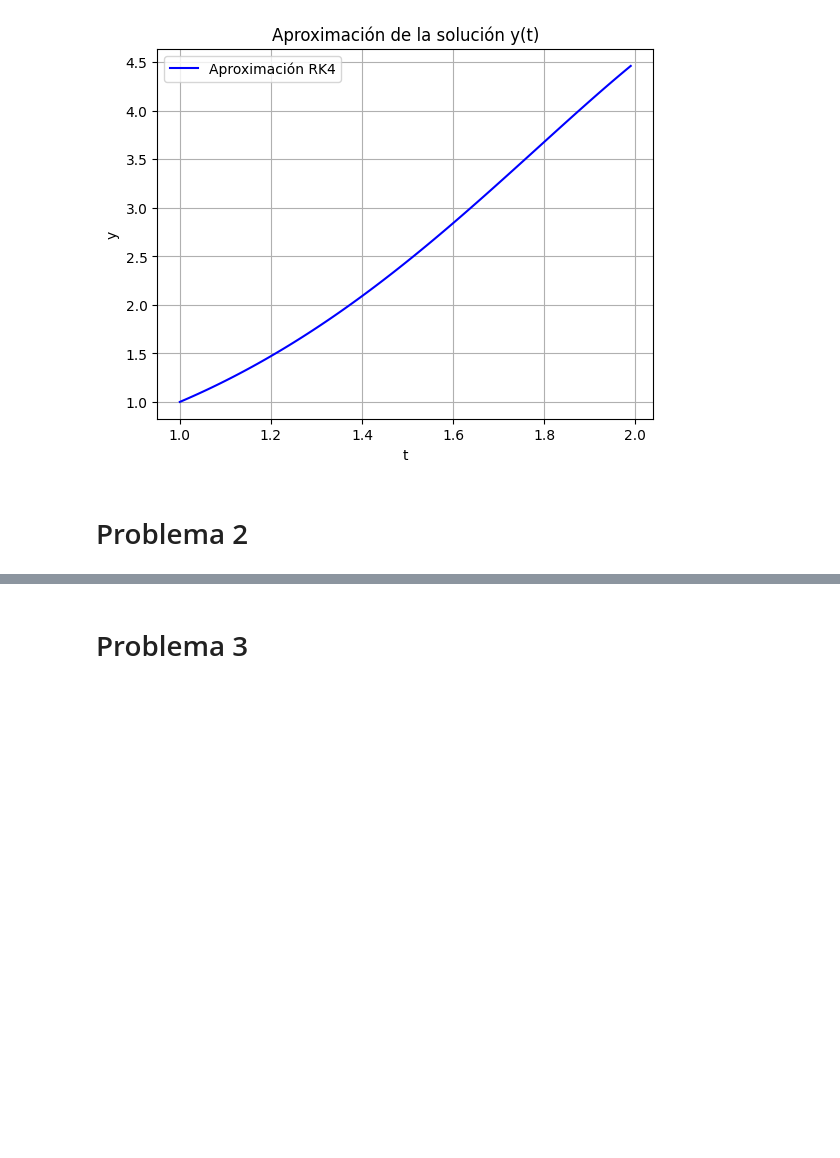
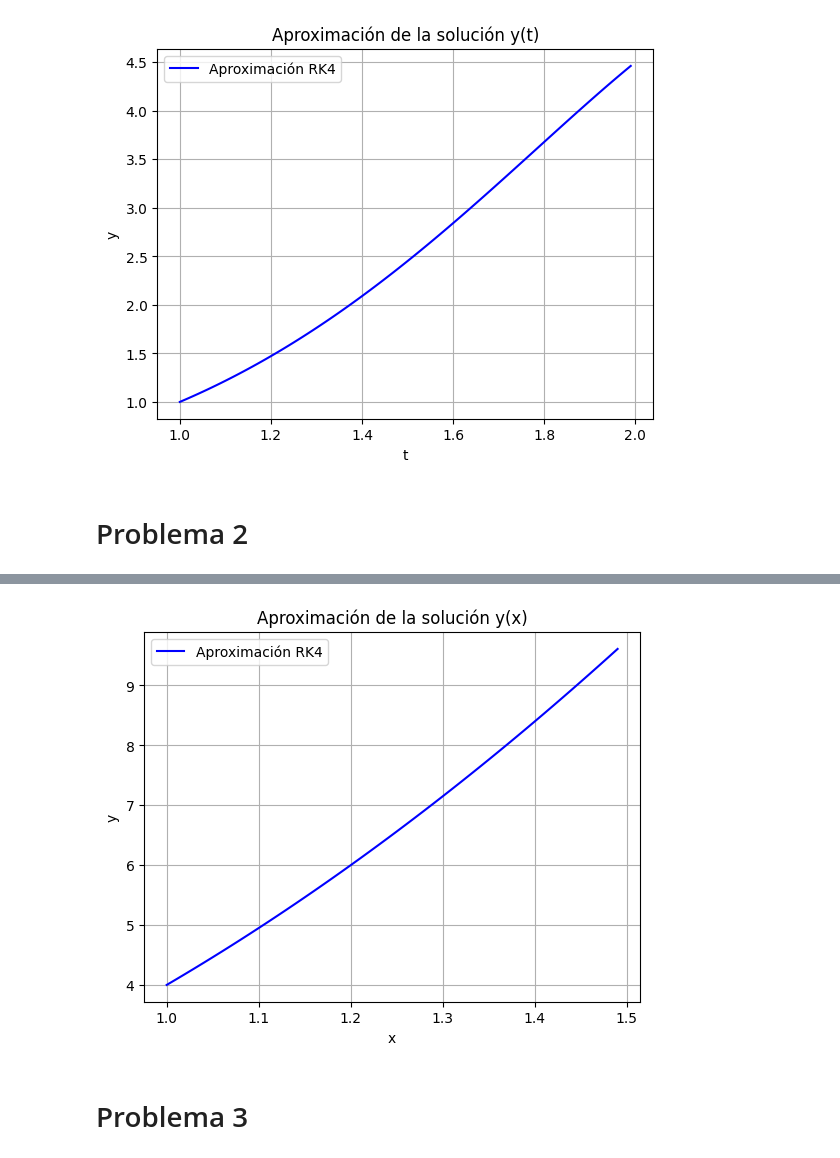
Before and after one commit to ErikFantomex/Metodos-numericos, a Jupyter notebook: Metodosnumericos_final.ipynb, the cells around one changed output, grey strips where cells are left out. Saved outputs shown, nothing was run; the diff lists cells and outputs as text; code cells hidden in the pictures; blank space fills up the shorter version.

```diff
--- a/Metodosnumericos_final.ipynb
+++ b/Metodosnumericos_final.ipynb
@@ -121,3 +171,65 @@ plt.show()
+# %%
+import numpy as np
+import matplotlib.pyplot as plt
+
+# Definir la ecuación diferencial de primer orden
+def f(x, y):
+    y0, y1 = y
+    return [y1, (2 * x * y1 - 2 * y0) / (x**2)]
+
+# Método de RK4
+def rk4_method(h, x0, xf, y0_inicial, y1_inicial):
+    x_values = []
+    y0_values = []
+
+    x = x0
+    y0 = y0_inicial
+    y1 = y1_inicial
+
+    while x <= xf:
+        x_values.append(x)
+        y0_values.append(y0)
+
+        k1 = h * f(x, [y0, y1])[0]
+        l1 = h * f(x, [y0, y1])[1]
+
+        k2 = h * f(x + h/2, [y0 + k1/2, y1 + l1/2])[0]
+        l2 = h * f(x + h/2, [y0 + k1/2, y1 + l1/2])[1]
+
+        k3 = h * f(x + h/2, [y0 + k2/2, y1 + l2/2])[0]
+        l3 = h * f(x + h/2, [y0 + k2/2, y1 + l2/2])[1]
+
+        k4 = h * f(x + h, [y0 + k3, y1 + l3])[0]
+        l4 = h * f(x + h, [y0 + k3, y1 + l3])[1]
+
+        y0 = y0 + (k1 + 2*k2 + 2*k3 + k4) / 6
+        y1 = y1 + (l1 + 2*l2 + 2*l3 + l4) / 6
+
+        x += h
+
+    return x_values, y0_values
+
+# Parámetros del método
+h = 0.01
+x0 = 1
+xf = 1.5
+y0_inicial = 4
+y1_inicial = 9
+
+# Aplicar el método de RK4
+x_values, y_values = rk4_method(h, x0, xf, y0_inicial, y1_inicial)
+
+# Graficar los resultados
+plt.plot(x_values, y_values, 'b-', label='Aproximación RK4')
+plt.xlabel('x')
+plt.ylabel('y')
+plt.title('Aproximación de la solución y(x)')
+plt.legend()
+plt.grid(True)
+plt.savefig('problema2rk4.png', dpi=600)
+plt.show()
+# %% [output]
+[figure, added]
 # %% [markdown]
 # Problema 3
 # %%
```
Also changed, not shown: parts of 1 cell of this notebook.
